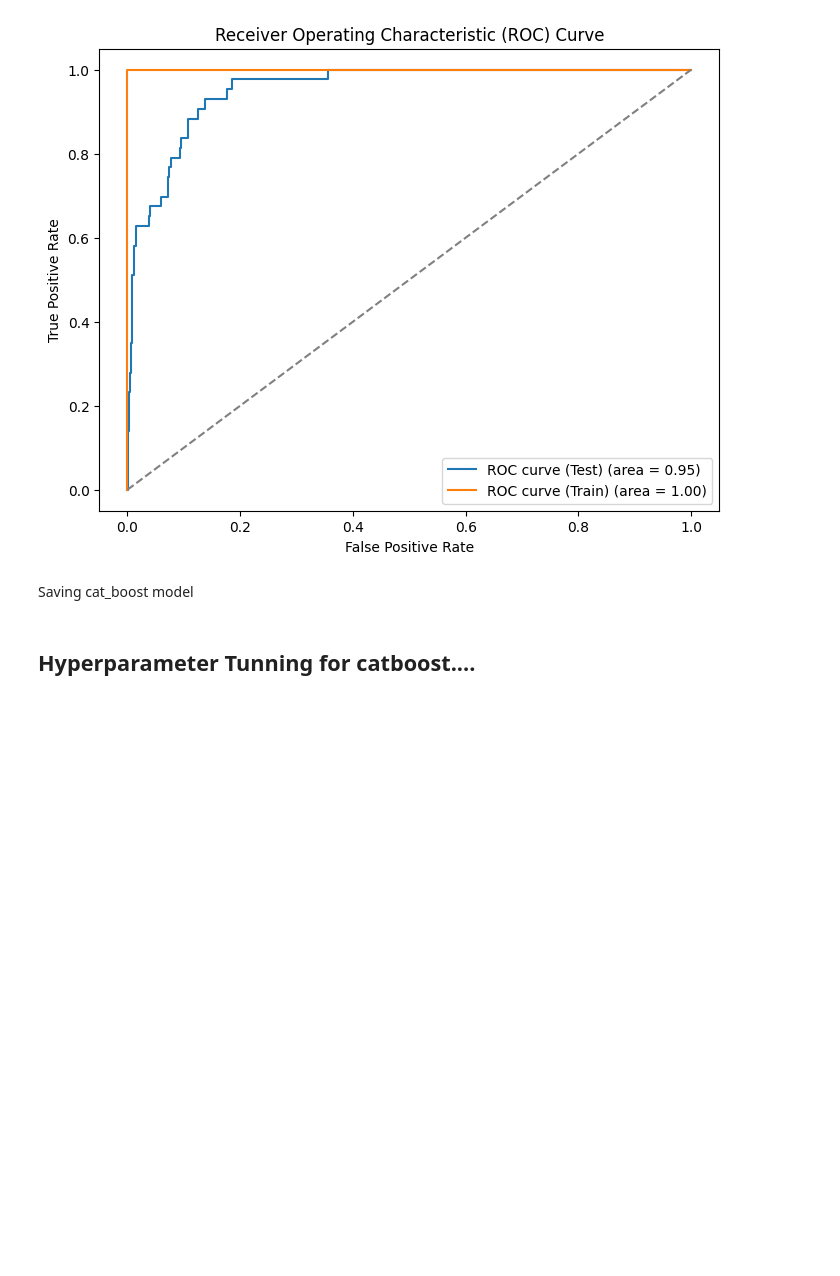
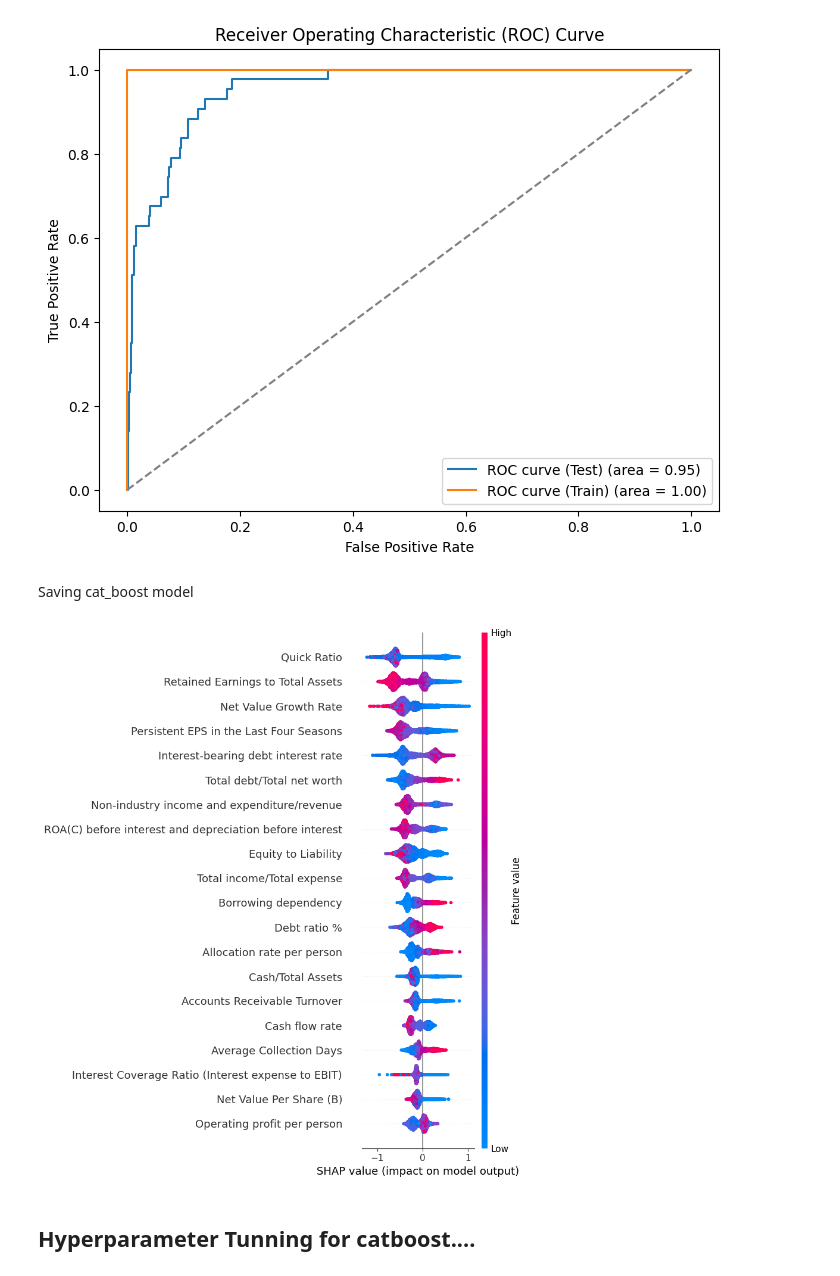
Before and after one commit to Darshan922000/Classification_Project, a Jupyter notebook: Classification.ipynb, the cells around one changed output. Saved outputs shown, nothing was run; the diff lists cells and outputs as text; code cells hidden in the pictures; blank space fills up the shorter version.

```diff
--- a/Classification.ipynb
+++ b/Classification.ipynb
@@ -351,6 +352,15 @@ Saving cat_boost model
 # %%
 # with open('catboost_model.pkl', "wb") as file:
 #     pickle.dump(cat_model, file)
+# %%
+# Explain predictions
+explainer = shap.Explainer(cat_model)
+shap_values = explainer(X_train)
+
+# Plot SHAP values
+shap.summary_plot(shap_values, X_train)
+# %% [output]
+[figure, added]
 # %% [markdown]
 ## Hyperparameter Tunning for catboost....
 # %%
```
Also changed, not shown: parts of 1 cell of this notebook.
